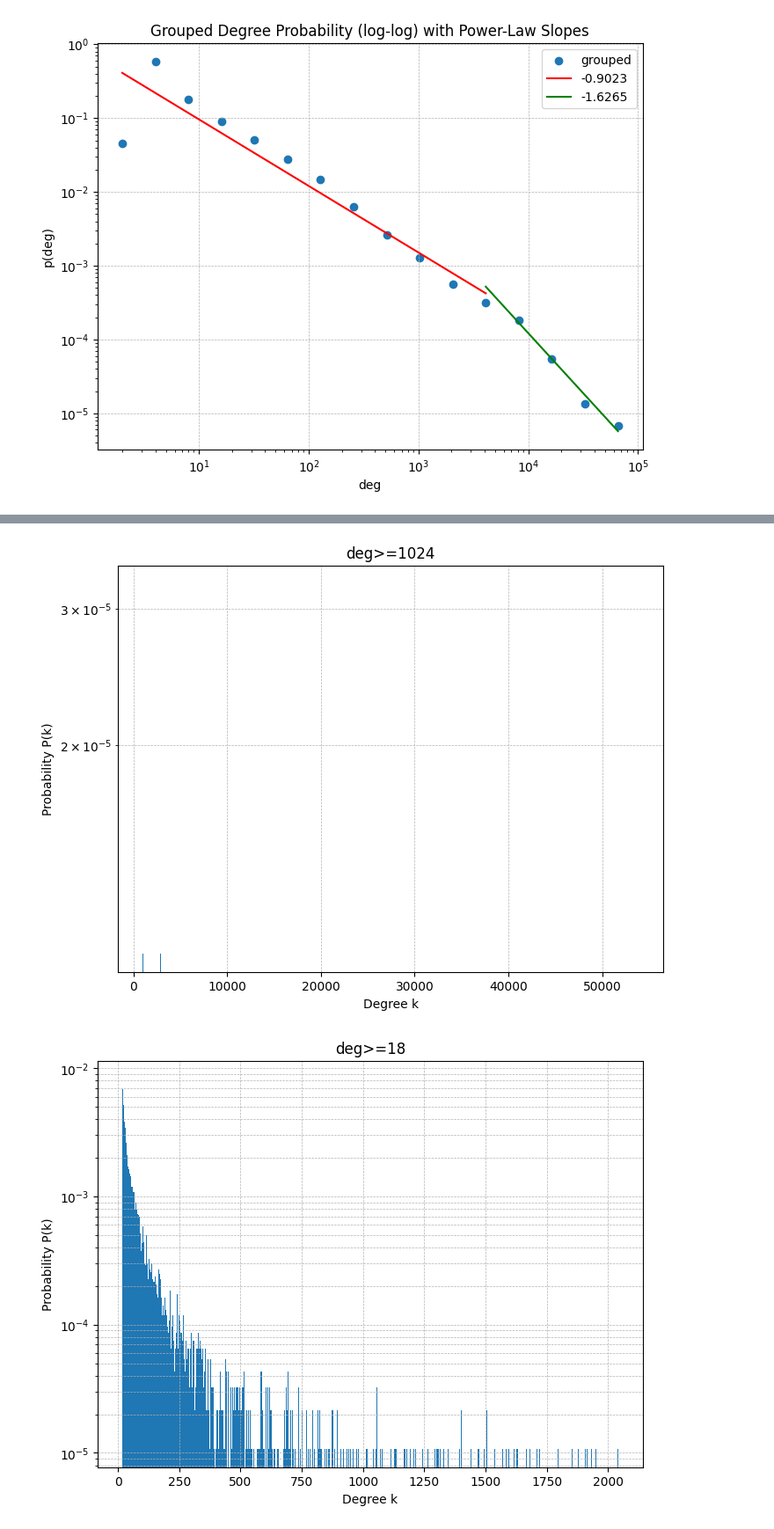
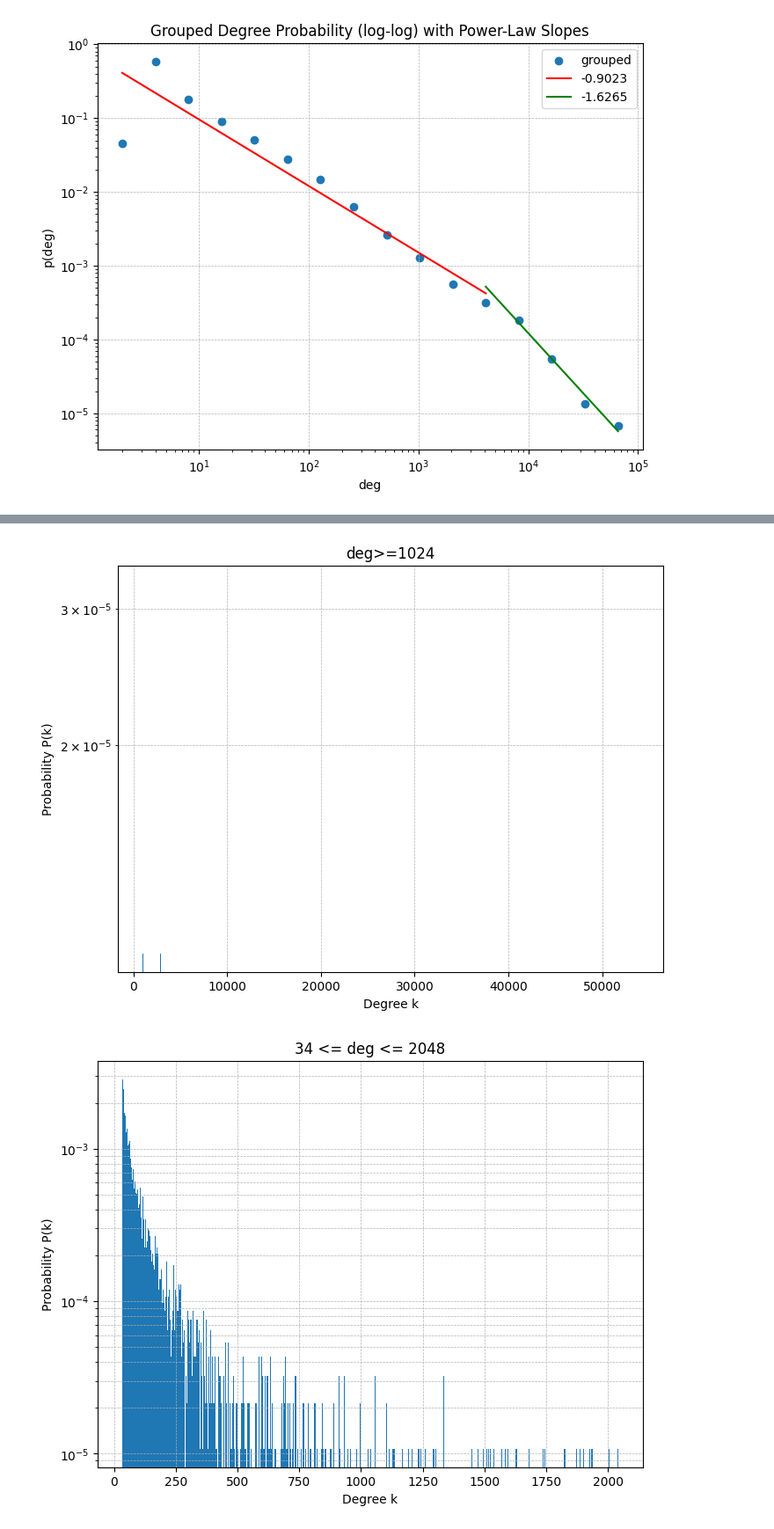
Before and after one commit to Amerek200/63055KomplexeNetze, a Jupyter notebook: data_analysis/regiment_plot.ipynb, the cells around one changed output, grey strips where cells are left out. Shown: that part at 88% size. Saved outputs shown, nothing was run; the diff lists cells and outputs as text; code cells hidden in the pictures.

```diff
--- a/data_analysis/regiment_plot.ipynb
+++ b/data_analysis/regiment_plot.ipynb
@@ -973,12 +997,12 @@ Anzahl der Knotengrade: 1087, max degree: 83359, Anzahl Buckets: 16
 # %%
 deg_prob_dict = get_deg_probability_dict(G)
 filtered_1024 = filter_deg_prob_dict(deg_prob_dict, 1024)
-filtered_18 = filter_deg_prob_dict(deg_prob_dict, 18, 2048)
+filtered_34_2048 = filter_deg_prob_dict(deg_prob_dict, 34, 2048)
 # %%
 bar_plot_deg_prob(deg_prob_dict, titel="Gesamt", y_axis="log")
 bar_plot_deg_prob(filtered_1024, titel="deg>=1024", y_axis="log")
-bar_plot_deg_prob(filtered_18, titel="deg>=18", y_axis="log")
+bar_plot_deg_prob(filtered_34_2048, titel="34 <= deg <= 2048", y_axis="log")
 # %% [output]
 [figure]
 [figure]
-[figure, old version]
+[figure, new version]
```
Also changed, not shown: parts of 4 cells of this notebook.
